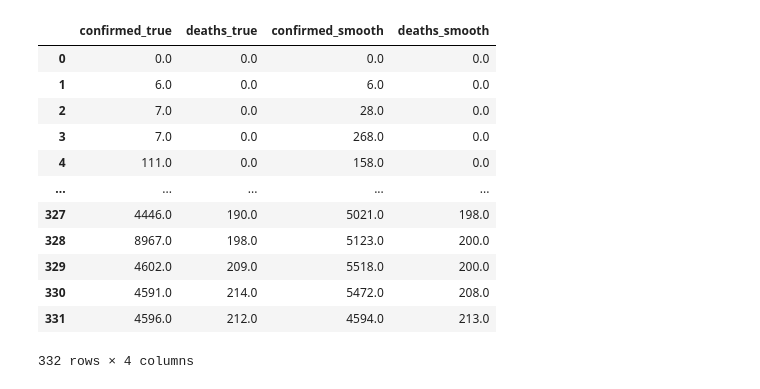
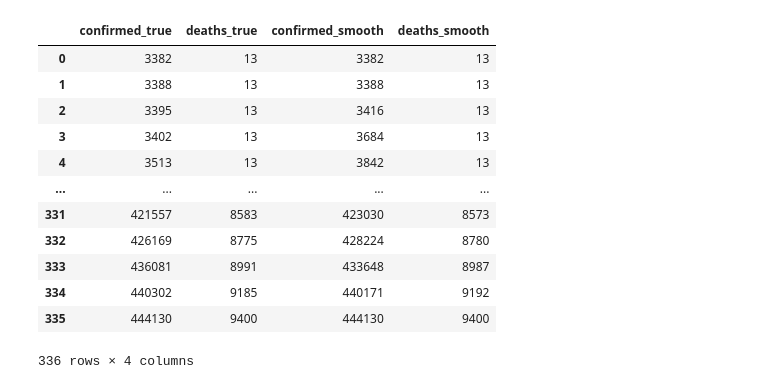
Before and after one commit to savithru-j/COVID-19-SL, a Jupyter notebook: jupyter/plot_results.ipynb, the cells around one changed output. Cells and saved outputs as stored; diff of their text form; code cells hidden in the pictures.

```diff
--- a/jupyter/plot_results.ipynb
+++ b/jupyter/plot_results.ipynb
@@ -29,23 +32,23 @@ true_data
 # %%
 smoothed_data = pd.read_csv("../C++/build/release/results/srilanka_popsmooth.txt", skipinitialspace=True, \
                             header=None, names=['confirmed_true', 'deaths_true', 'confirmed_smooth', 'deaths_smooth'])
 diff_data = smoothed_data.diff();
 diff_data.loc[0] = 0
-diff_data
+smoothed_data
 # %% [output]
 |  | confirmed_true | deaths_true | confirmed_smooth | deaths_smooth |
-| 0 | 0.0 | 0.0 | 0.0 | 0.0 |
-| 1 | 6.0 | 0.0 | 6.0 | 0.0 |
-| 2 | 7.0 | 0.0 | 28.0 | 0.0 |
-| 3 | 7.0 | 0.0 | 268.0 | 0.0 |
-| 4 | 111.0 | 0.0 | 158.0 | 0.0 |
+| 0 | 3382 | 13 | 3382 | 13 |
+| 1 | 3388 | 13 | 3388 | 13 |
+| 2 | 3395 | 13 | 3416 | 13 |
+| 3 | 3402 | 13 | 3684 | 13 |
+| 4 | 3513 | 13 | 3842 | 13 |
 | ... | ... | ... | ... | ... |
-| 327 | 4446.0 | 190.0 | 5021.0 | 198.0 |
-| 328 | 8967.0 | 198.0 | 5123.0 | 200.0 |
-| 329 | 4602.0 | 209.0 | 5518.0 | 200.0 |
-| 330 | 4591.0 | 214.0 | 5472.0 | 208.0 |
-| 331 | 4596.0 | 212.0 | 4594.0 | 213.0 |
+| 331 | 421557 | 8583 | 423030 | 8573 |
+| 332 | 426169 | 8775 | 428224 | 8780 |
+| 333 | 436081 | 8991 | 433648 | 8987 |
+| 334 | 440302 | 9185 | 440171 | 9192 |
+| 335 | 444130 | 9400 | 444130 | 9400 |
-332 rows × 4 columns
+336 rows × 4 columns
 # %%
 plt.figure()
 plt.plot(diff_data['confirmed_true'])
```
Also changed, not shown: parts of 9 cells of this notebook, 6 other files.
